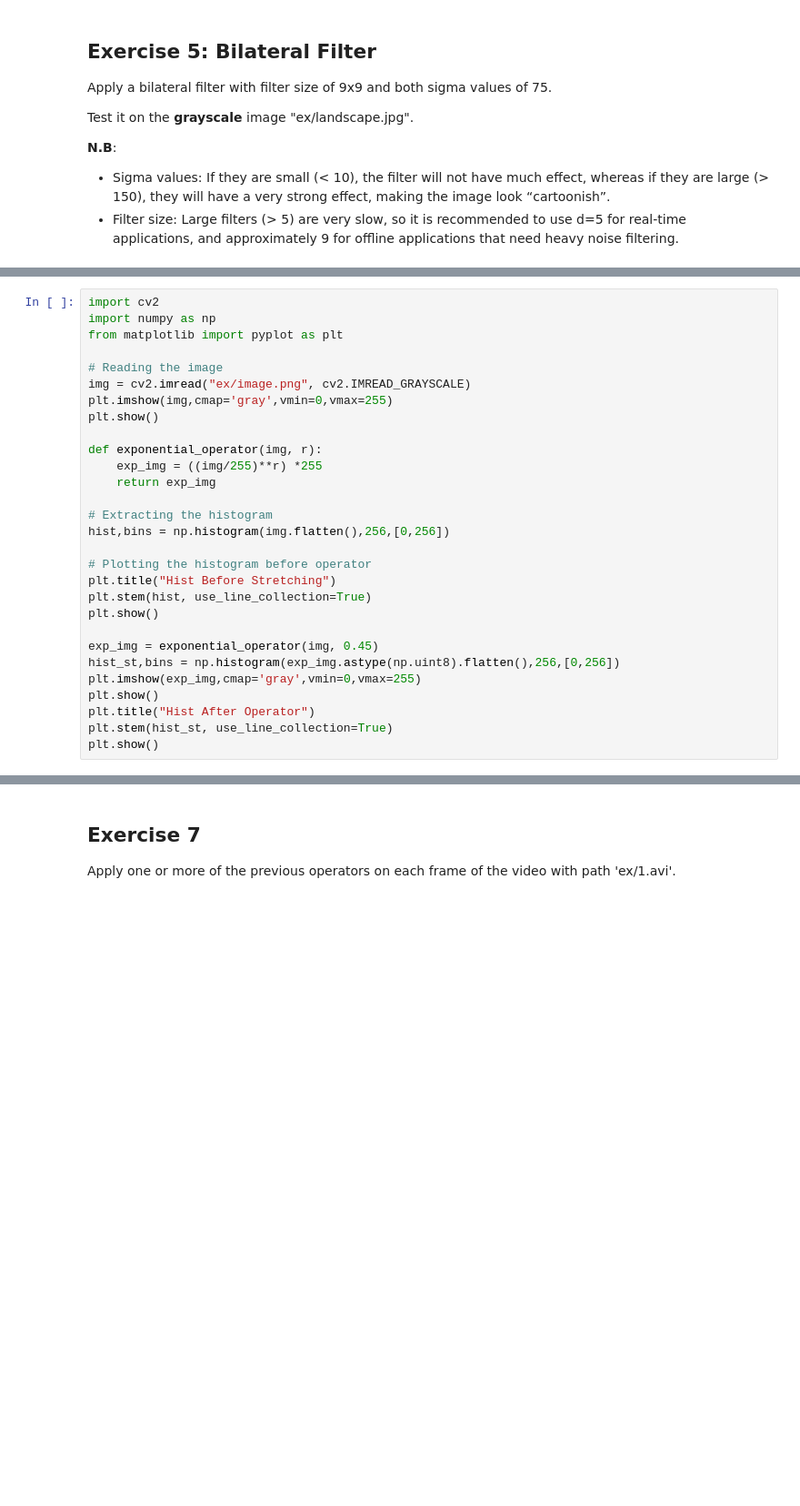
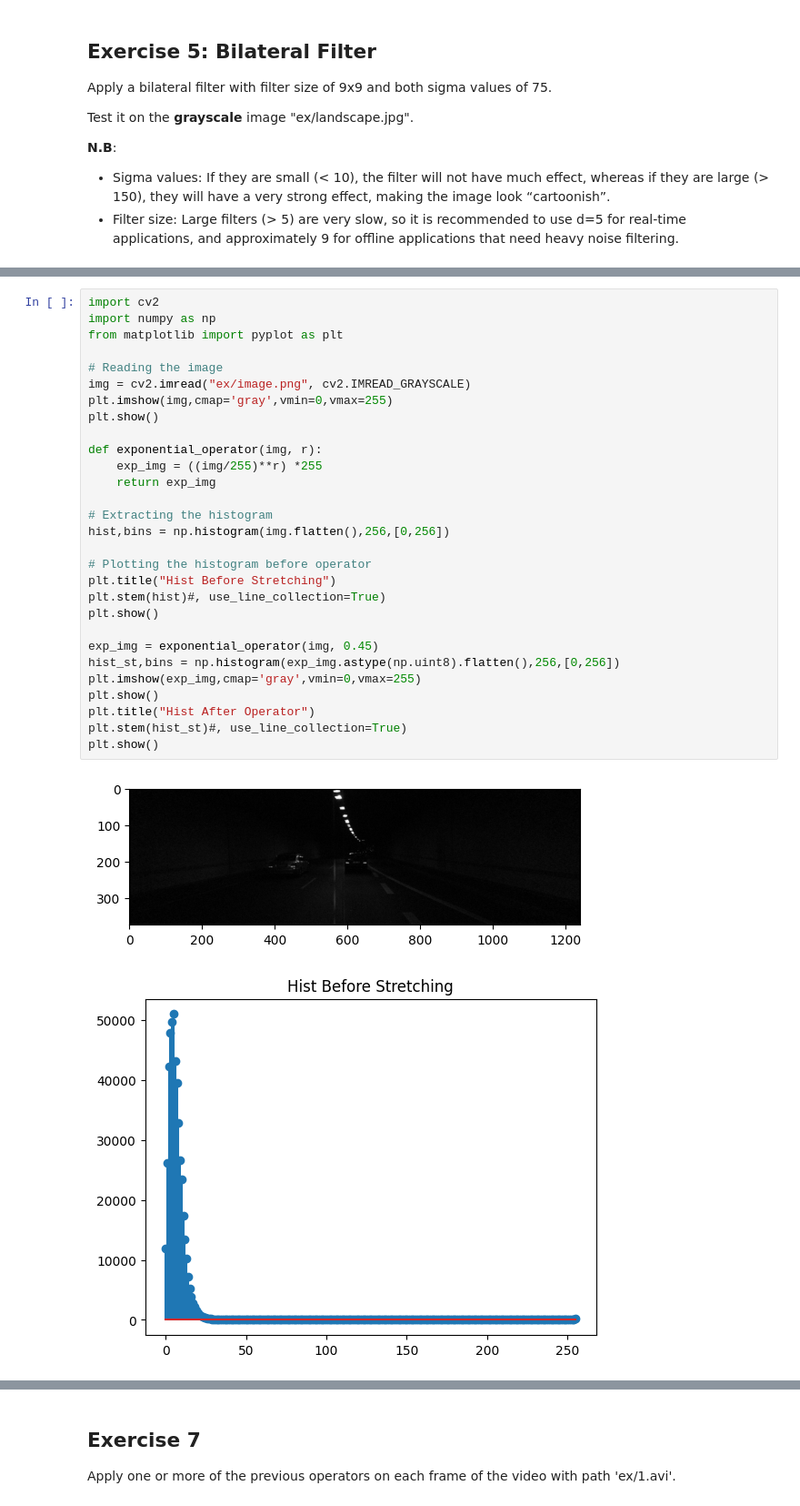
Before and after one commit to CVLAB-Unibo/ComputerVisionImageProcessing-LabSessions, a Jupyter notebook: LabSession3_v2/LabSession3-ExercisesSolutions.ipynb, the cells around one changed output, grey strips where cells are left out. Shown at 91% size. Saved outputs shown, nothing was run; the diff lists cells and outputs as text; blank space fills up the shorter version.

```diff
--- a/LabSession3_v2/LabSession3-ExercisesSolutions.ipynb
+++ b/LabSession3_v2/LabSession3-ExercisesSolutions.ipynb
@@ -253,29 +285,32 @@ Plot the histogram of the image before and after the transformation.
 # %%
 import cv2
 import numpy as np
 from matplotlib import pyplot as plt
 
 # Reading the image
 img = cv2.imread("ex/image.png", cv2.IMREAD_GRAYSCALE)
 plt.imshow(img,cmap='gray',vmin=0,vmax=255)
 plt.show()
 
 def exponential_operator(img, r):
     exp_img = ((img/255)**r) *255
     return exp_img
 
 # Extracting the histogram
 hist,bins = np.histogram(img.flatten(),256,[0,256])
 
 # Plotting the histogram before operator
 plt.title("Hist Before Stretching")
-plt.stem(hist, use_line_collection=True)
+plt.stem(hist)#, use_line_collection=True)
 plt.show()
 
 exp_img = exponential_operator(img, 0.45)
 hist_st,bins = np.histogram(exp_img.astype(np.uint8).flatten(),256,[0,256])
 plt.imshow(exp_img,cmap='gray',vmin=0,vmax=255)
 plt.show()
 plt.title("Hist After Operator")
-plt.stem(hist_st, use_line_collection=True)
+plt.stem(hist_st)#, use_line_collection=True)
 plt.show()
+# %% [output]
+[figure, added]
+[figure, added]
```
Also changed, not shown: parts of 7 cells of this notebook, 6 other files.
